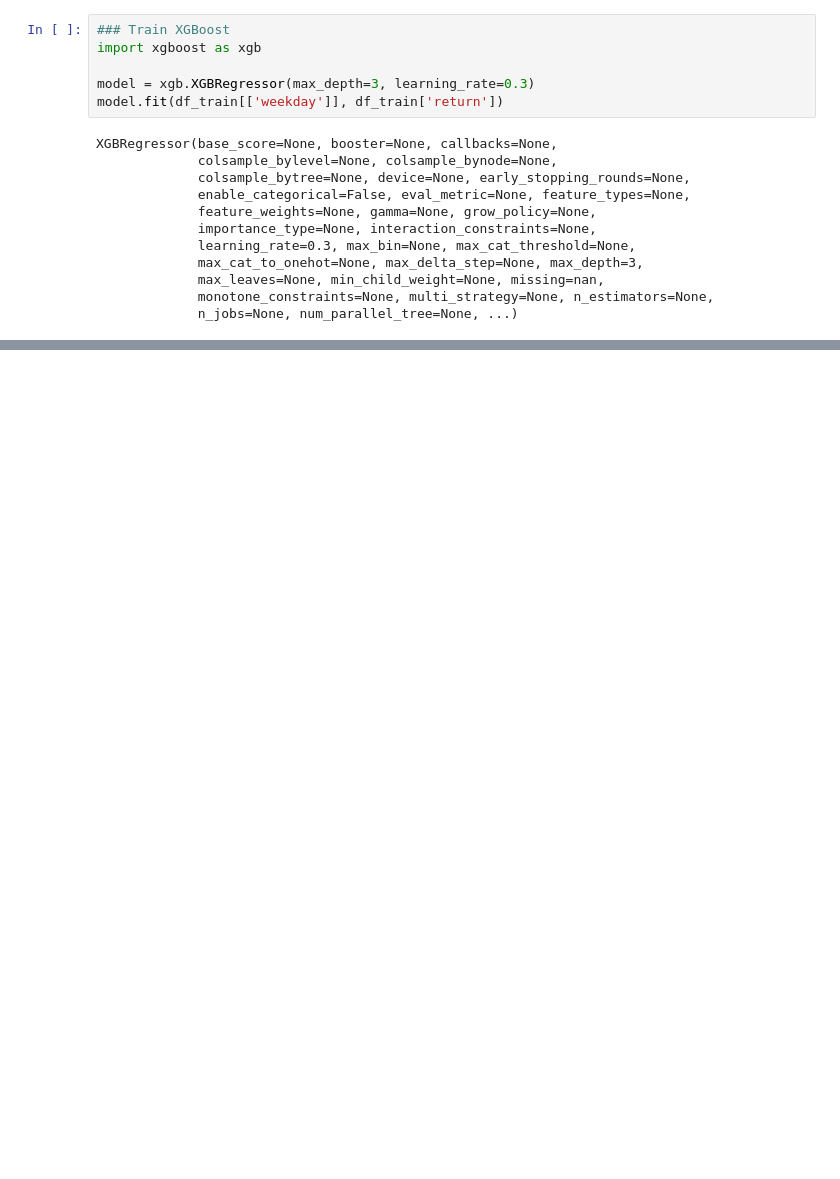
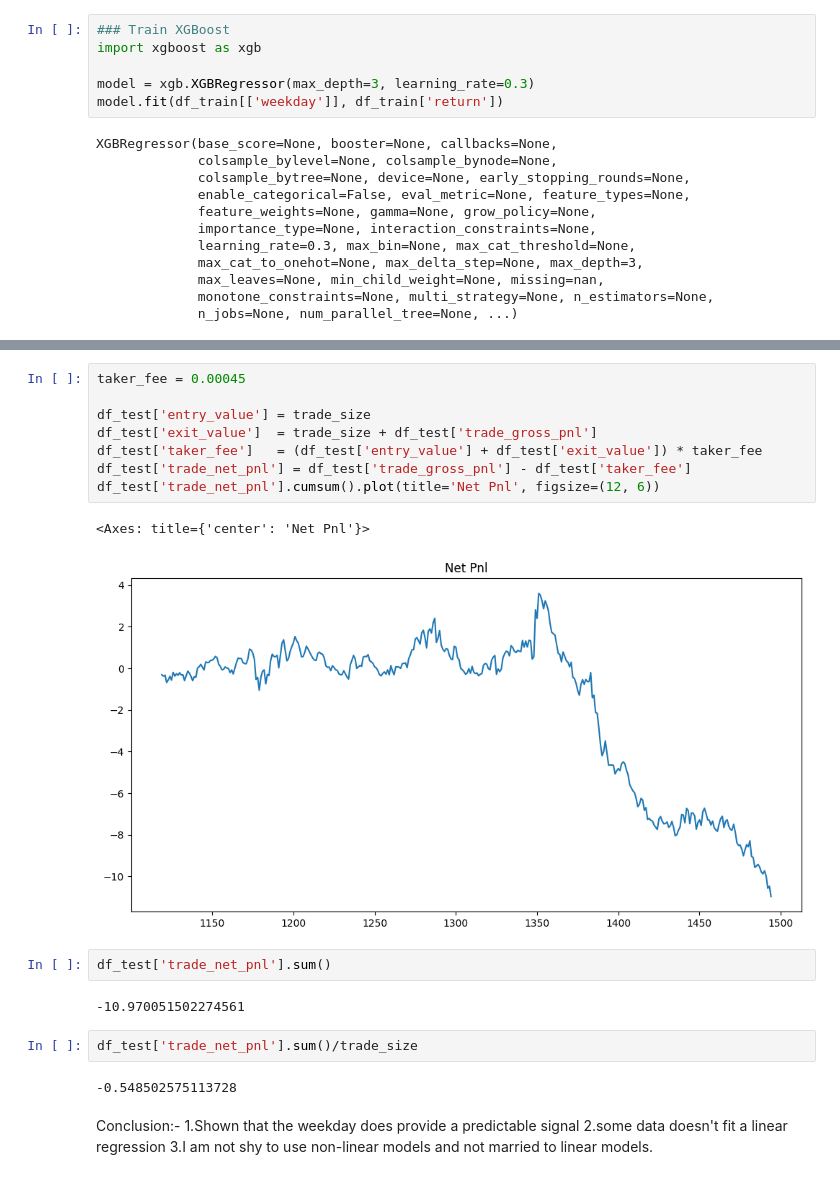
Before and after one commit to MRITUNJAYMADDHESHIYA/Research_Paper_Quant, a Jupyter notebook: 18_XGBoost/main.ipynb, the cells around one changed output, grey strips where cells are left out. Saved outputs shown, nothing was run; the diff lists cells and outputs as text; blank space fills up the shorter version.

```diff
--- a/18_XGBoost/main.ipynb
+++ b/18_XGBoost/main.ipynb
@@ -93,0 +171,24 @@ XGBRegressor(base_score=None, booster=None, callbacks=None,
+# %%
+taker_fee = 0.00045
+
+df_test['entry_value'] = trade_size
+df_test['exit_value']  = trade_size + df_test['trade_gross_pnl']
+df_test['taker_fee']   = (df_test['entry_value'] + df_test['exit_value']) * taker_fee
+df_test['trade_net_pnl'] = df_test['trade_gross_pnl'] - df_test['taker_fee']
+df_test['trade_net_pnl'].cumsum().plot(title='Net Pnl', figsize=(12, 6))
+# %% [output]
+<Axes: title={'center': 'Net Pnl'}>
+[figure, added]
+# %%
+df_test['trade_net_pnl'].sum()
+# %% [output]
+-10.970051502274561
+# %%
+df_test['trade_net_pnl'].sum()/trade_size
+# %% [output]
+-0.548502575113728
+# %% [markdown]
+Conclusion:-
+1.Shown that the weekday does provide a predictable signal
+2.some data doesn't fit a linear regression
+3.I am not shy to use non-linear models and not married to linear models.
```
Also changed, not shown: parts of 9 cells of this notebook.
